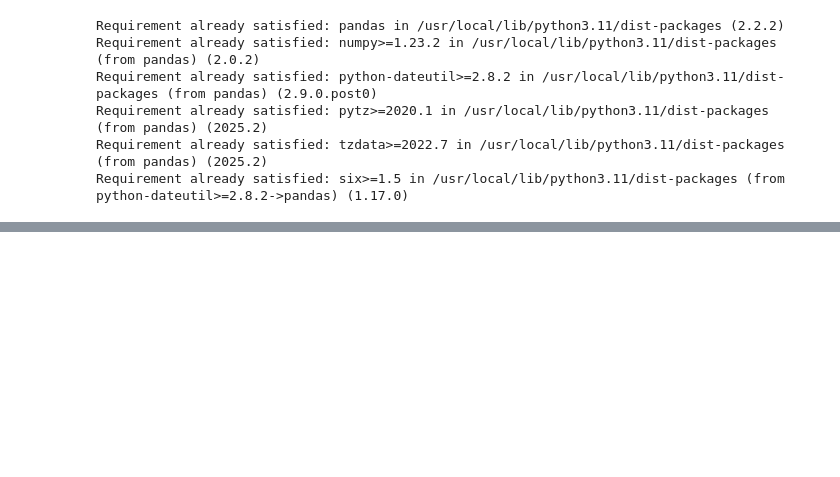
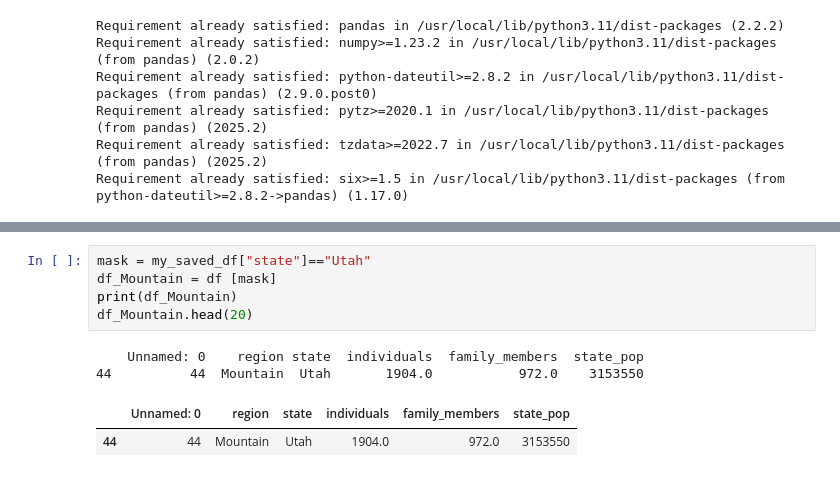
Before and after one commit to farah1432/python-practice-problems, a Jupyter notebook: Introduction_to_Colab.ipynb, the cells around one changed output, grey strips where cells are left out. Saved outputs shown, nothing was run; the diff lists cells and outputs as text; blank space fills up the shorter version.

```diff
--- a/Introduction_to_Colab.ipynb
+++ b/Introduction_to_Colab.ipynb
@@ -15,0 +108,10 @@ Requirement already satisfied: six>=1.5 in /usr/local/lib/python3.11/dist-packag
+# %%
+mask = my_saved_df["state"]=="Utah"
+df_Mountain = df [mask]
+print(df_Mountain)
+df_Mountain.head(20)
+# %% [output]
+    Unnamed: 0    region state  individuals  family_members  state_pop
+44          44  Mountain  Utah       1904.0           972.0    3153550
+|  | Unnamed: 0 | region | state | individuals | family_members | state_pop |
+| 44 | 44 | Mountain | Utah | 1904.0 | 972.0 | 3153550 |
```
Also changed, not shown: parts of 4 cells of this notebook.
